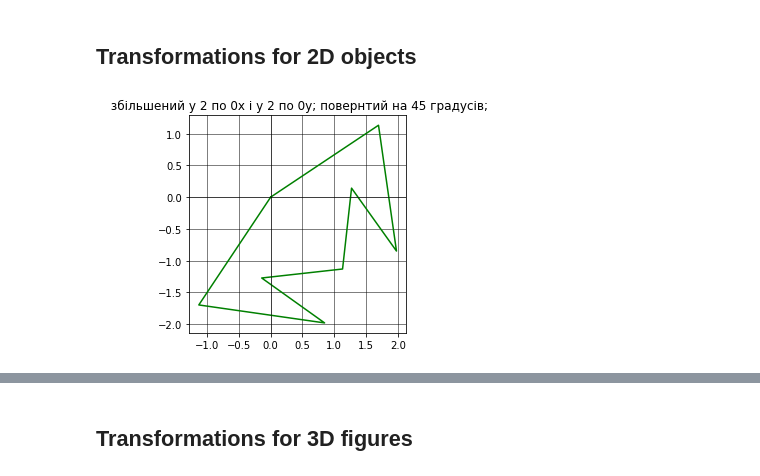
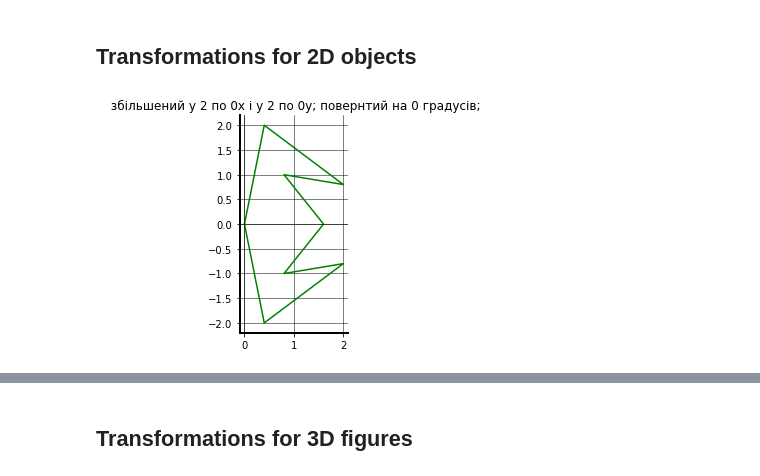
Before and after one commit to Omal1k/Applied-Linear-Algebra-KSE, a Jupyter notebook: lab_1_assignment/MySelf Transormers.ipynb, the cells around one changed output, grey strips where cells are left out. Cells and saved outputs as stored; diff of their text form; code cells hidden in the pictures.

```diff
--- a/lab_1_assignment/MySelf Transormers.ipynb
+++ b/lab_1_assignment/MySelf Transormers.ipynb
@@ -67,12 +67,20 @@ class Transformers2D():
         plt.grid(color = 'black', linestyle = '-', linewidth = 0.5)
         plt.gca().set_aspect('equal', adjustable='box')
         plt.title(self.marker)
+        ax = plt.gca()
+        ax.spines['left'].set_linewidth(2)
+        ax.spines['left'].set_color('black')
+        ax.spines['bottom'].set_linewidth(2)
+        ax.spines['bottom'].set_color('black')
+
+        ax.spines['right'].set_color('none')
+        ax.spines['top'].set_color('none')
         plt.show()
 # %%
 trans = Transformers2D(batman)
 # %%
 sth = trans.rotate(angle=90)
 # %%
-sth.scaling(2, 2).rotate(45).visualizatin()
+sth.scaling(2, 2).rotate(0).visualizatin()
 # %% [output]
-[figure, old version]
+[figure, new version]
```
Also changed, not shown: parts of 5 cells of this notebook, 1 other file.
